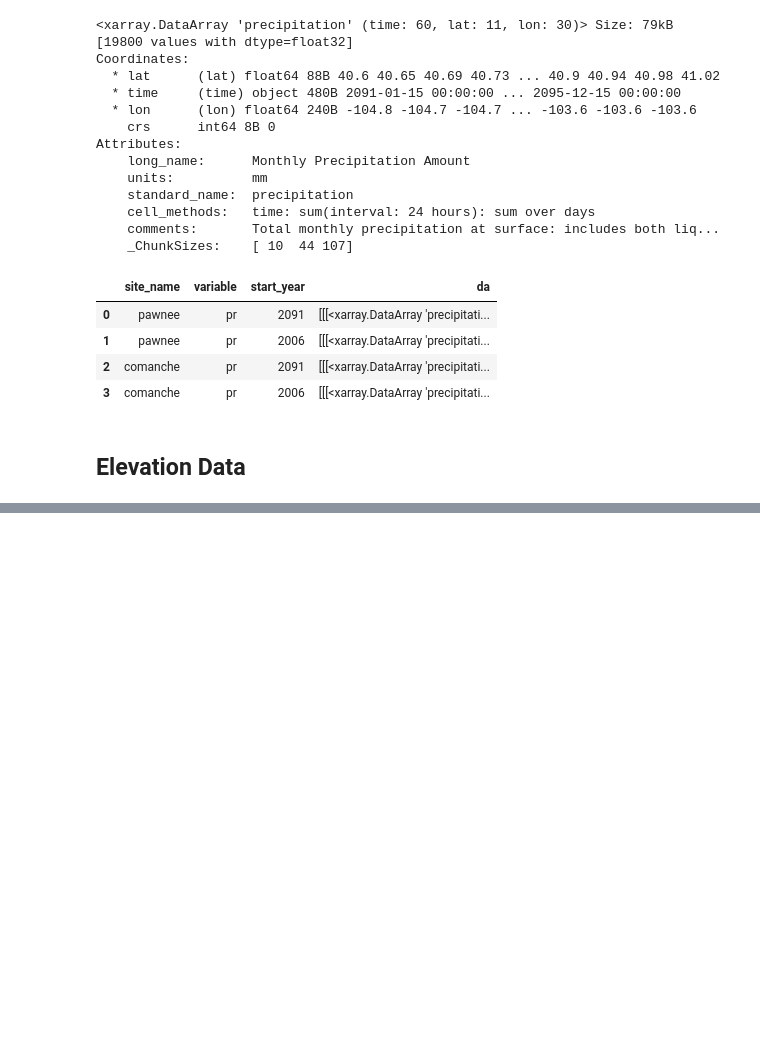
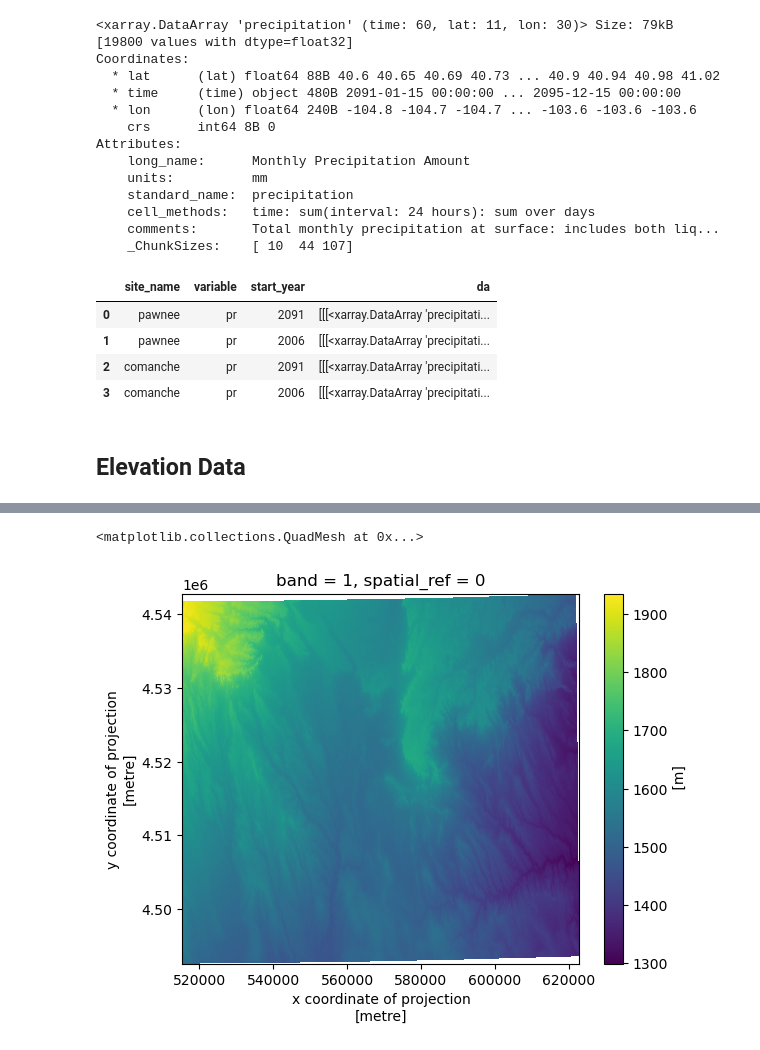
Before and after one commit to akpost21/Habitat-Suitability, a Jupyter notebook: habitat_suitability_workflow.ipynb, the cells around one changed output, grey strips where cells are left out. Drawn from its saved outputs; the diff is of its cells as text; code cells hidden in the pictures; blank space fills up the shorter version.

```diff
--- a/habitat_suitability_workflow.ipynb
+++ b/habitat_suitability_workflow.ipynb
@@ -555,0 +635,8 @@ maca_df
+# %%
+#lat/lon and height need to be in same units (m) - reproject to UTM
+utm13_epsg = 32613
+srtm_proj_da = srtm_da.rio.reproject(utm13_epsg)
+srtm_proj_da.plot()
+# %% [output]
+<matplotlib.collections.QuadMesh at 0x...>
+[figure, added]
```
Also changed, not shown: parts of 18 cells of this notebook.
